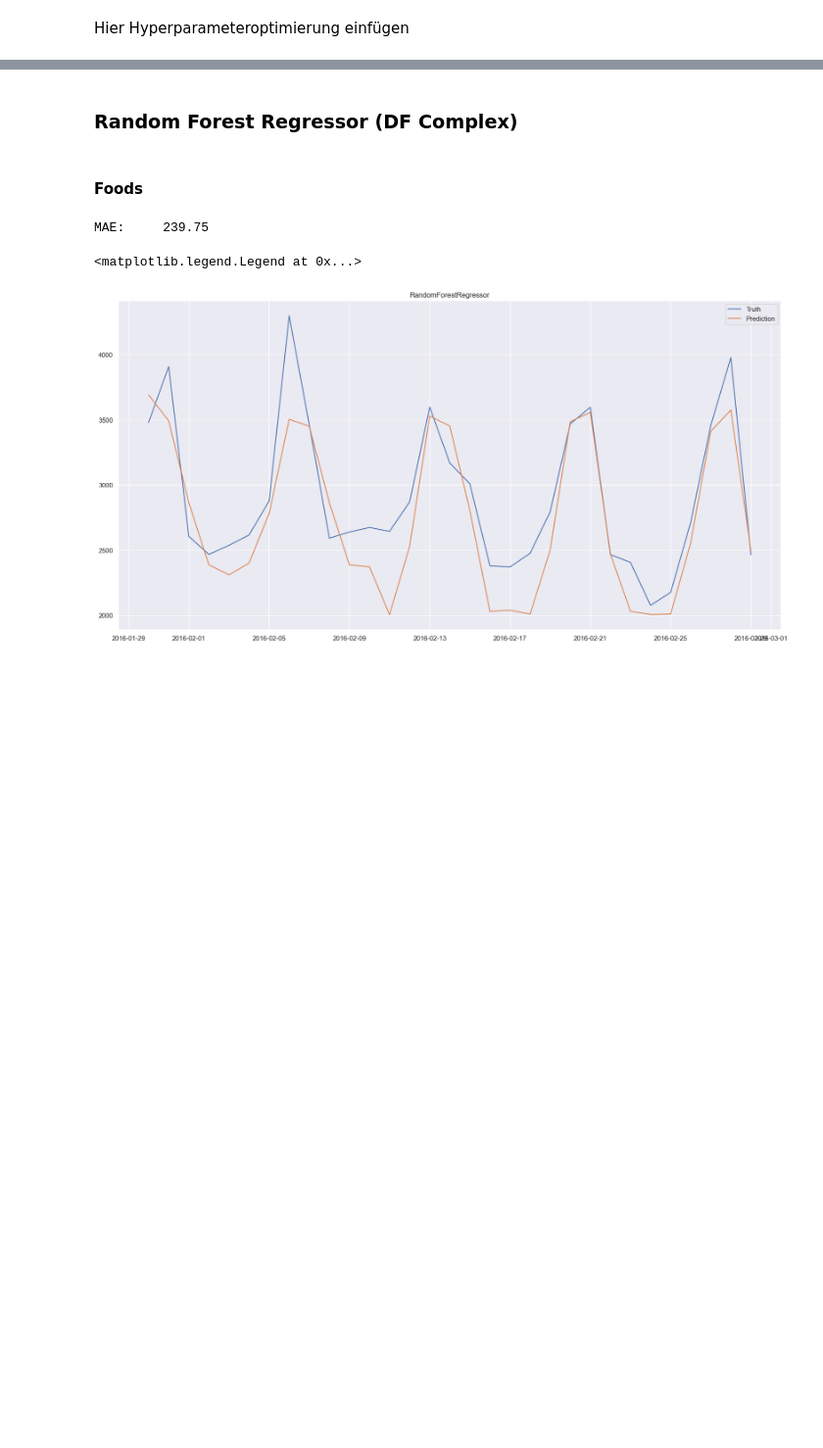
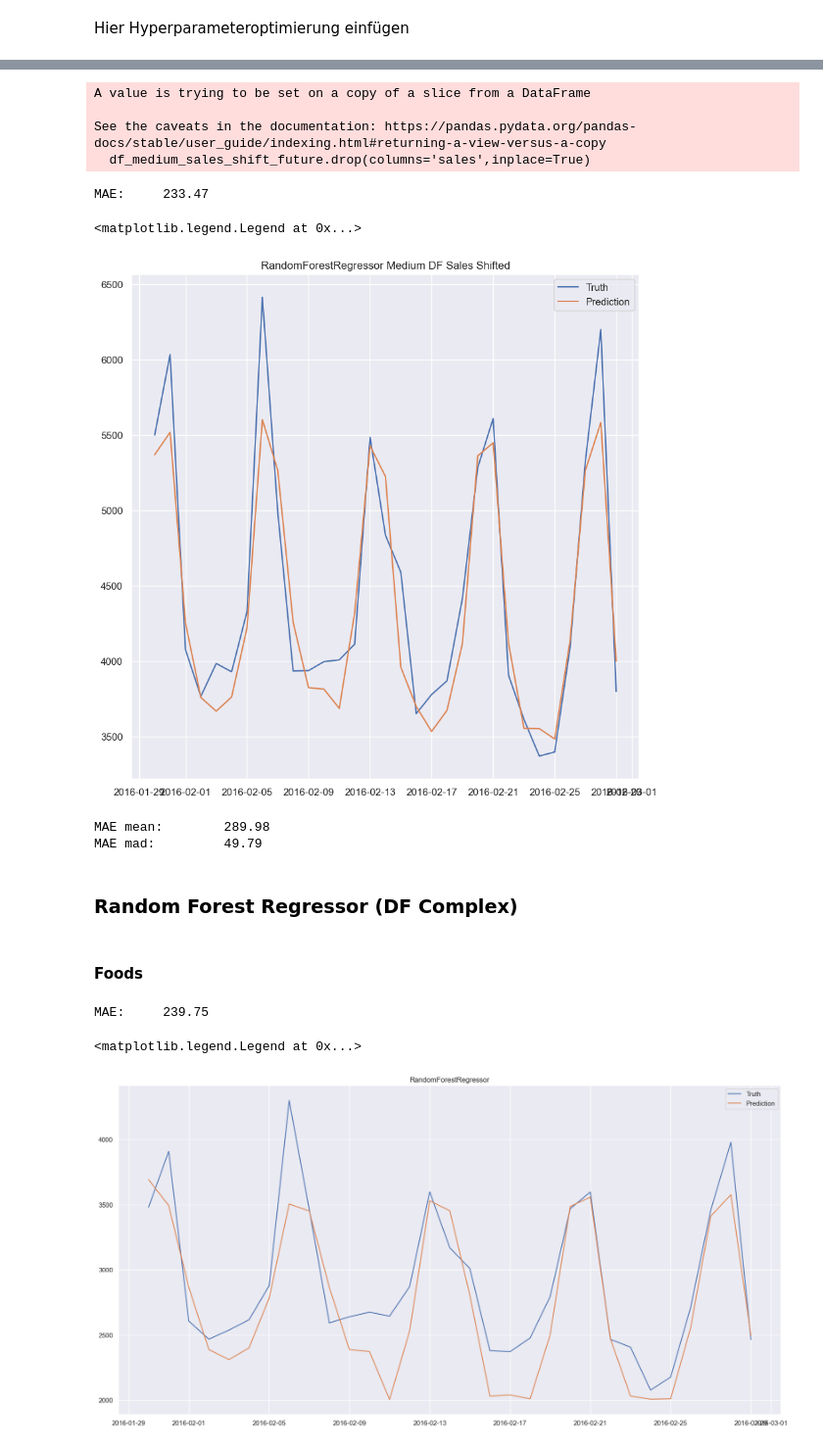
Before and after one commit to EdwinUe/BAB_WS22-23, a Jupyter notebook: Code/Forecast_Gruppe 6.ipynb, the cells around one changed output, grey strips where cells are left out. Shown at 98% size. Drawn from its saved outputs; the diff is of its cells as text; code cells hidden in the pictures; blank space fills up the shorter version.

```diff
--- a/Code/Forecast_Gruppe 6.ipynb
+++ b/Code/Forecast_Gruppe 6.ipynb
@@ -1507,0 +1516,8 @@ prediction_rf_medium_alldata.to_csv('rf_medium_alldata.csv')
+# %%
+forecast_rf_medium_alldata = rf_medium.fit(X_medium, y_medium)
+
+prediction_rf_medium_alldata = pd.Series(data = forecast_rf_medium_alldata.predict(df_medium_future), index = pd.date_range(start = df_medium_future.index.min(), end = df_medium_future.index.max()))
+prediction_rf_medium_alldata.index.name = 'Date'
+prediction_rf_medium_alldata.name = 'sales'
+
+prediction_rf_medium_alldata.to_csv('rf_medium_alldata.csv')
@@ -1507,0 +1550,61 @@ prediction_rf_medium_alldata.to_csv('rf_medium_alldata.csv')
+# %%
+#Zeitliche Aufteilung des Data Frames
+df_medium_sales_shift_past = df_medium_sales_shift[df_medium_sales_shift.index<'2016-03-01']
+df_medium_sales_shift_future = df_medium_sales_shift[df_medium_sales_shift.index>='2016-03-01']
+df_medium_sales_shift_future.drop(columns='sales',inplace=True)
+X_medium_sales_shift = df_medium_sales_shift_past.drop(columns='sales')
+y_medium_sales_shift = df_medium_sales_shift_past['sales']
+# %% [output]
+A value is trying to be set on a copy of a slice from a DataFrame
+
+See the caveats in the documentation: https://pandas.pydata.org/pandas-docs/stable/user_guide/indexing.html#returning-a-view-versus-a-copy
+  df_medium_sales_shift_future.drop(columns='sales',inplace=True)
+# %%
+from sklearn.ensemble import RandomForestRegressor
+from sklearn.model_selection import train_test_split
+from sklearn.metrics import mean_absolute_error as MAE
+
+rf_medium_sales_shift = RandomForestRegressor(n_estimators=1000,criterion='squared_error', max_depth= 8,max_features='log2',max_leaf_nodes = 650,random_state=42, min_samples_split = 9)
+x_train, x_test, y_train, y_test = train_test_split(X_medium_sales_shift, y_medium_sales_shift, test_size=31, shuffle = False)
+rf_medium_sales_shift.fit(x_train, y_train)
+
+preds = rf_medium_sales_shift.predict(x_test)
+print('MAE:\t %4.2f' % (MAE(y_true = y_test, y_pred = preds)))
+# %% [output]
+MAE:     233.47
+# %%
+plt.plot(y_test.index, y_test)
+plt.plot(y_test.index, preds)
+plt.title('RandomForestRegressor Medium DF Sales Shifted')
+plt.legend(['Truth','Prediction'])
+# %% [output]
+<matplotlib.legend.Legend at 0x...>
+[figure, added]
+# %%
+#Kreuzvalidierung des Modells
+from sklearn.model_selection import cross_validate
+from sklearn.model_selection import TimeSeriesSplit
+
+cv = TimeSeriesSplit(
+    n_splits=5,
+    test_size=31,
+    gap=0
+)
+
+forecast = rf_medium_sales_shift
+scores = pd.DataFrame(
+    cross_validate(
+        estimator=forecast,
+        X=X_medium_sales_shift,
+        y=y_medium_sales_shift,
+        scoring = 'neg_mean_absolute_error',
+        cv = cv,
+        verbose = 0
+    )
+)
+
+print('MAE mean:\t %4.2f' % (-scores['test_score'].mean()))
+print('MAE mad:\t %4.2f' % (scores['test_score'].mad()))
+# %% [output]
+MAE mean:        289.98
+MAE mad:         49.79
```
Also changed, not shown: parts of 117 cells of this notebook.
